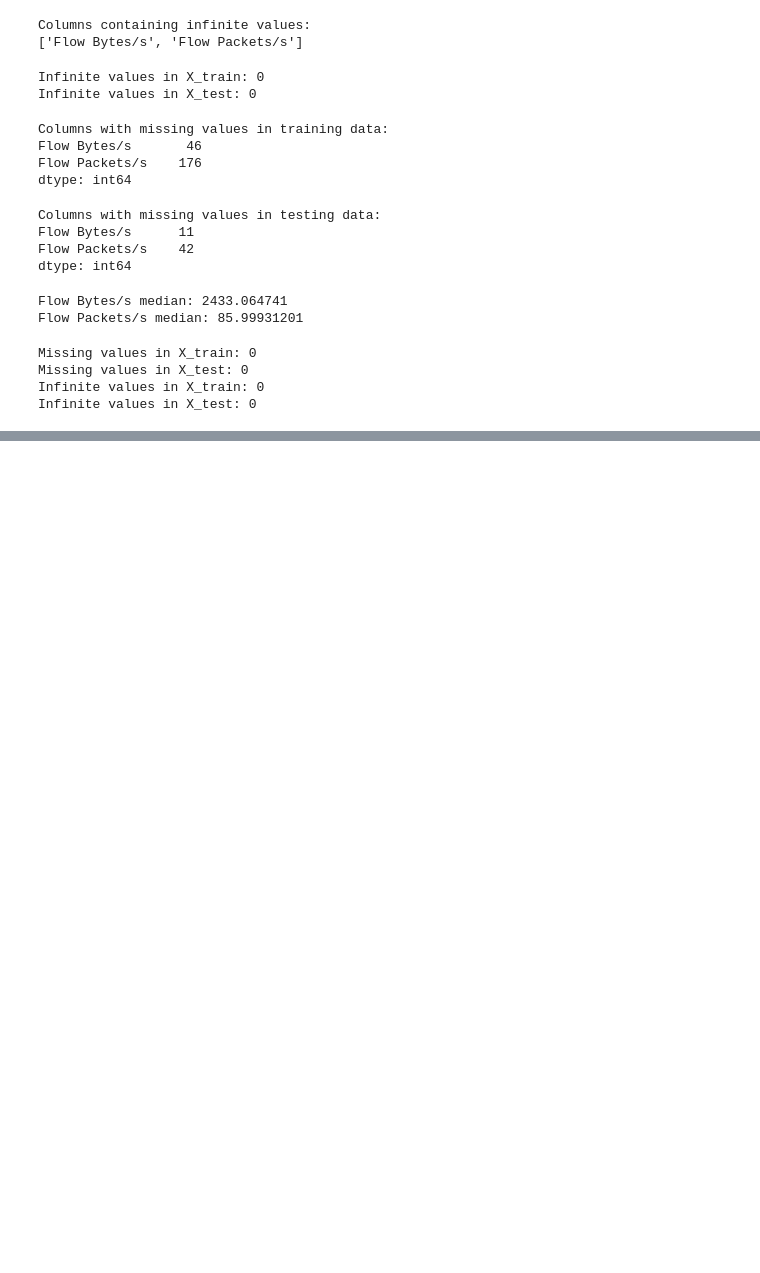
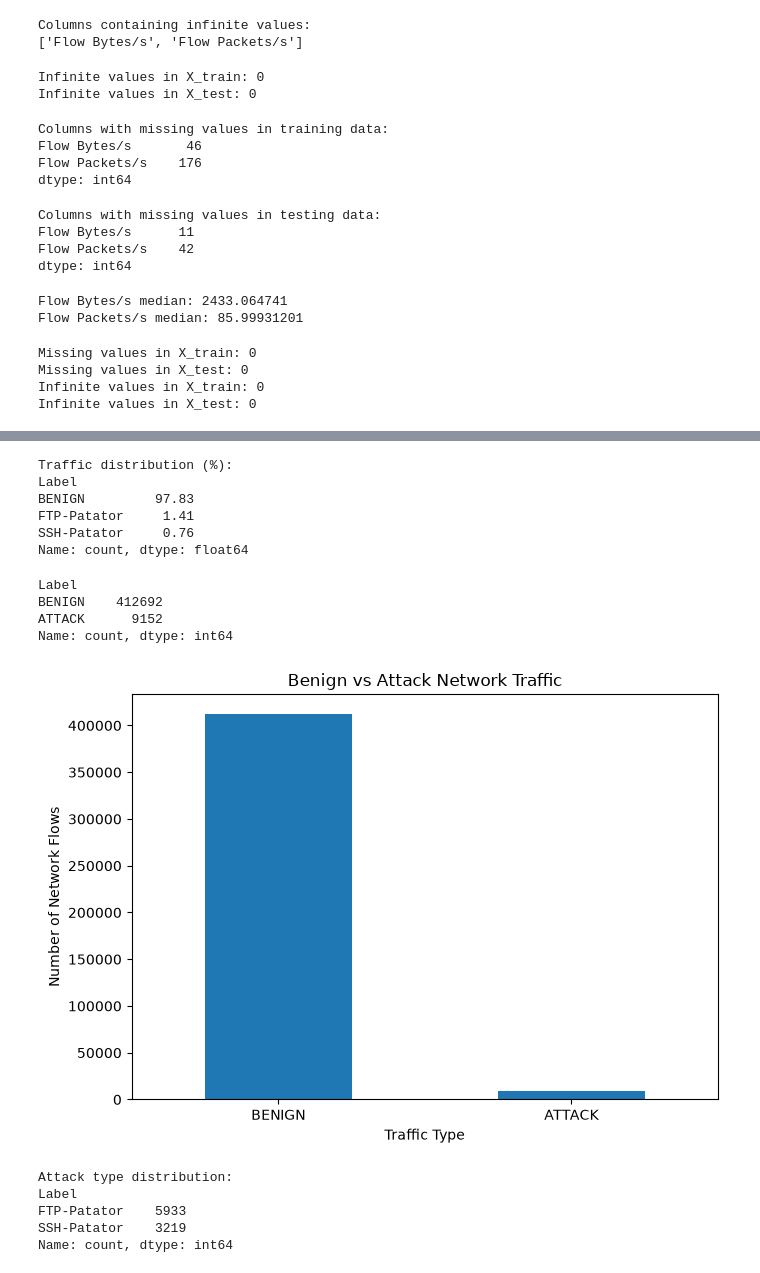
Before and after one commit to Rekha-vkr/network-traffic-analyzer, a Jupyter notebook: notebooks/log_analysis.ipynb, the cells around one changed output, grey strips where cells are left out. Drawn from its saved outputs; the diff is of its cells as text; code cells hidden in the pictures; blank space fills up the shorter version.

Commit message:
Complete network traffic analysis and documentation

```diff
--- a/notebooks/log_analysis.ipynb
+++ b/notebooks/log_analysis.ipynb
@@ -384,0 +403,69 @@ Infinite values in X_test: 0
+# %%
+# Calculate traffic distribution percentage
+
+label_counts = df["Label"].value_counts()
+label_percentages = (label_counts / len(df)) * 100
+
+print("Traffic distribution (%):")
+print(label_percentages.round(2))
+# %% [output]
+Traffic distribution (%):
+Label
+BENIGN         97.83
+FTP-Patator     1.41
+SSH-Patator     0.76
+Name: count, dtype: float64
+# %%
+import matplotlib.pyplot as plt
+
+# Create benign vs attack categories
+traffic_type = df["Label"].apply(
+    lambda x: "BENIGN" if x == "BENIGN" else "ATTACK"
+)
+
+traffic_counts = traffic_type.value_counts()
+
+print(traffic_counts)
+# %% [output]
+Label
+BENIGN    412692
+ATTACK      9152
+Name: count, dtype: int64
+# %%
+import matplotlib.pyplot as plt
+from pathlib import Path
+
+# Create the graphs folder if it doesn't exist
+Path("../results/graphs").mkdir(parents=True, exist_ok=True)
+
+# Plot benign vs attack traffic
+plt.figure(figsize=(7, 5))
+traffic_counts.plot(kind="bar")
+
+plt.title("Benign vs Attack Network Traffic")
+plt.xlabel("Traffic Type")
+plt.ylabel("Number of Network Flows")
+plt.xticks(rotation=0)
+plt.tight_layout()
+
+# Save the graph
+plt.savefig("../results/graphs/benign_vs_attack.png", dpi=300)
+
+plt.show()
+# %% [output]
+[figure, added]
+# %%
+# Analyze attack types only
+
+attack_df = df[df["Label"] != "BENIGN"]
+
+attack_counts = attack_df["Label"].value_counts()
+
+print("Attack type distribution:")
+print(attack_counts)
+# %% [output]
+Attack type distribution:
+Label
+FTP-Patator    5933
+SSH-Patator    3219
+Name: count, dtype: int64
```
Also changed, not shown: parts of 35 cells of this notebook, 9 other files.
